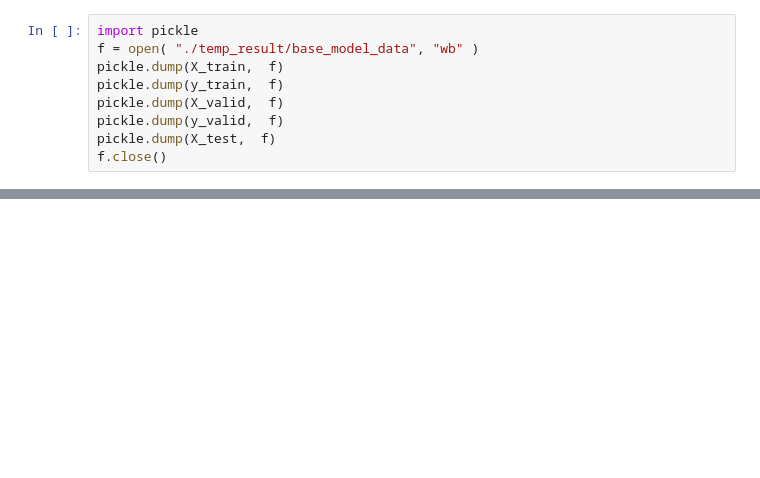
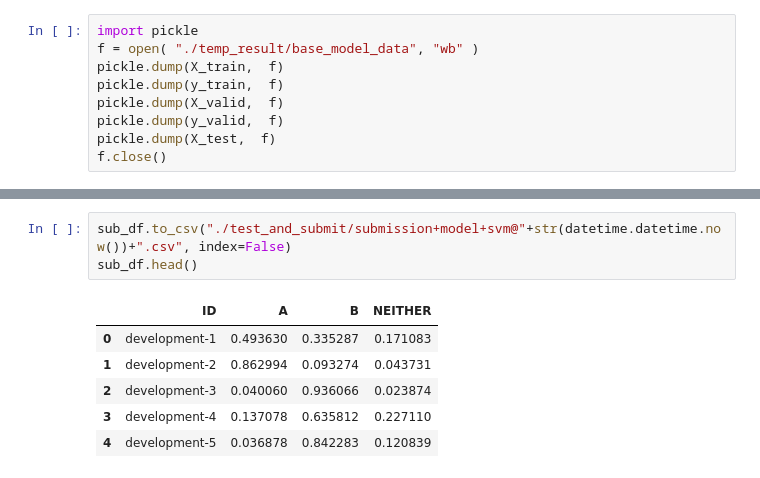
Before and after one commit to bxclib2/kaggle-gender-coref, a Jupyter notebook: part3_base_line_model.ipynb, the cells around one changed output, grey strips where cells are left out. Cells and saved outputs as stored; diff of their text form; blank space fills up the shorter version.

```diff
--- a/part3_base_line_model.ipynb
+++ b/part3_base_line_model.ipynb
@@ -83,0 +155,10 @@ sub_df.to_csv("./test_and_submit/submission@"+str(datetime.datetime.now())+".csv
+# %%
+sub_df.to_csv("./test_and_submit/submission+model+svm@"+str(datetime.datetime.now())+".csv", index=False)
+sub_df.head()
+# %% [output]
+|  | ID | A | B | NEITHER |
+| 0 | development-1 | 0.493630 | 0.335287 | 0.171083 |
+| 1 | development-2 | 0.862994 | 0.093274 | 0.043731 |
+| 2 | development-3 | 0.040060 | 0.936066 | 0.023874 |
+| 3 | development-4 | 0.137078 | 0.635812 | 0.227110 |
+| 4 | development-5 | 0.036878 | 0.842283 | 0.120839 |
```
Also changed, not shown: parts of 11 cells of this notebook.
